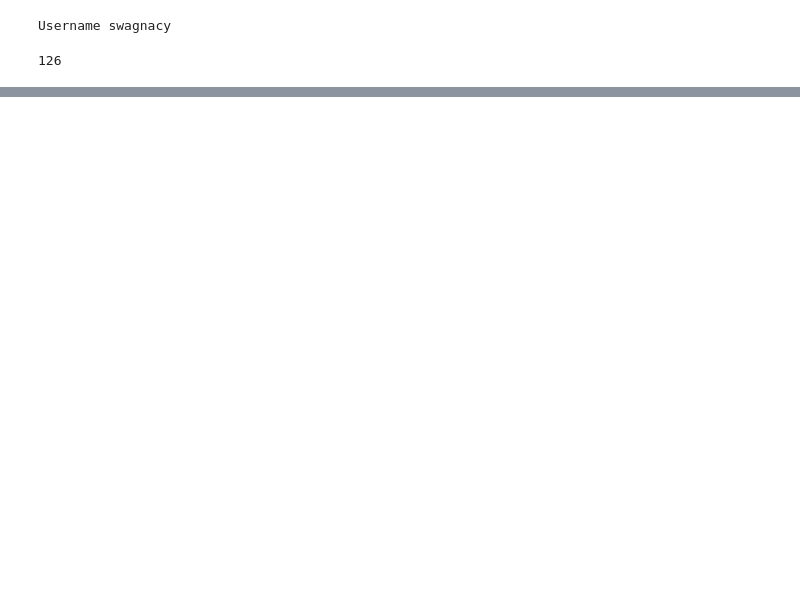
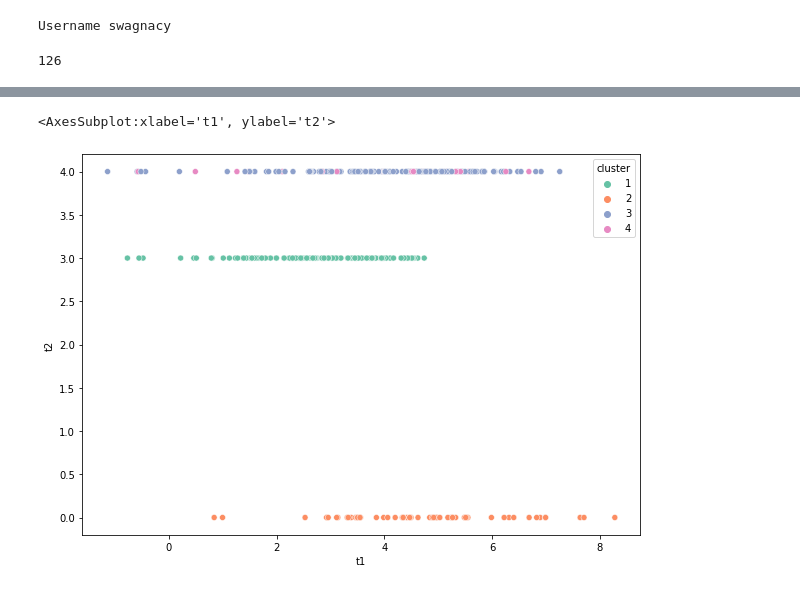
Before and after one commit to istepka/intelligent-spotify-queue-builder, a Jupyter notebook: explore.ipynb, the cells around one changed output, grey strips where cells are left out. Saved outputs shown, nothing was run; the diff lists cells and outputs as text; code cells hidden in the pictures; blank space fills up the shorter version.

```diff
--- a/explore.ipynb
+++ b/explore.ipynb
@@ -101,3 +204,7 @@ df.info()
 # %%
 d = pd.read_csv('datasets/full.csv')
 d.info()
+# %%
+from classes.queue_builder import QueueBuilder
+qbuilder = QueueBuilder()
+qbuilder.pd_data['cluster'].value_counts()
@@ -103,0 +250,16 @@ d.info()
+# %%
+import seaborn as sns
+import matplotlib.pyplot as plt
+dff = qbuilder.pd_data.copy()
+fig, ax = plt.subplots(figsize=(10,7))
+dff = dff[(dff['cluster'] == 4 ) | (dff['cluster'] == 1 ) |  (dff['cluster'] == 2 ) |  (dff['cluster'] == 3 )]
+
+dff['t1'] = dff['energy']  * dff['valence'] +  dff['loudness'] ** 1/3 +\
+     2*dff['is_long'] + 4* dff['is_short'] + dff['under70s'] + dff['mode'] * 5
+
+dff['t2'] =  3*dff['80s']  + 2*dff['90s'] \
+         + 4*dff['00s']  + 5*dff['10s'] + 6*dff['20s']
+sns.scatterplot(data=dff, x='t1', y='t2', hue='cluster', palette='Set2', ax = ax)
+# %% [output]
+<AxesSubplot:xlabel='t1', ylabel='t2'>
+[figure, added]
```
Also changed, not shown: parts of 9 cells of this notebook, 8 other files.
